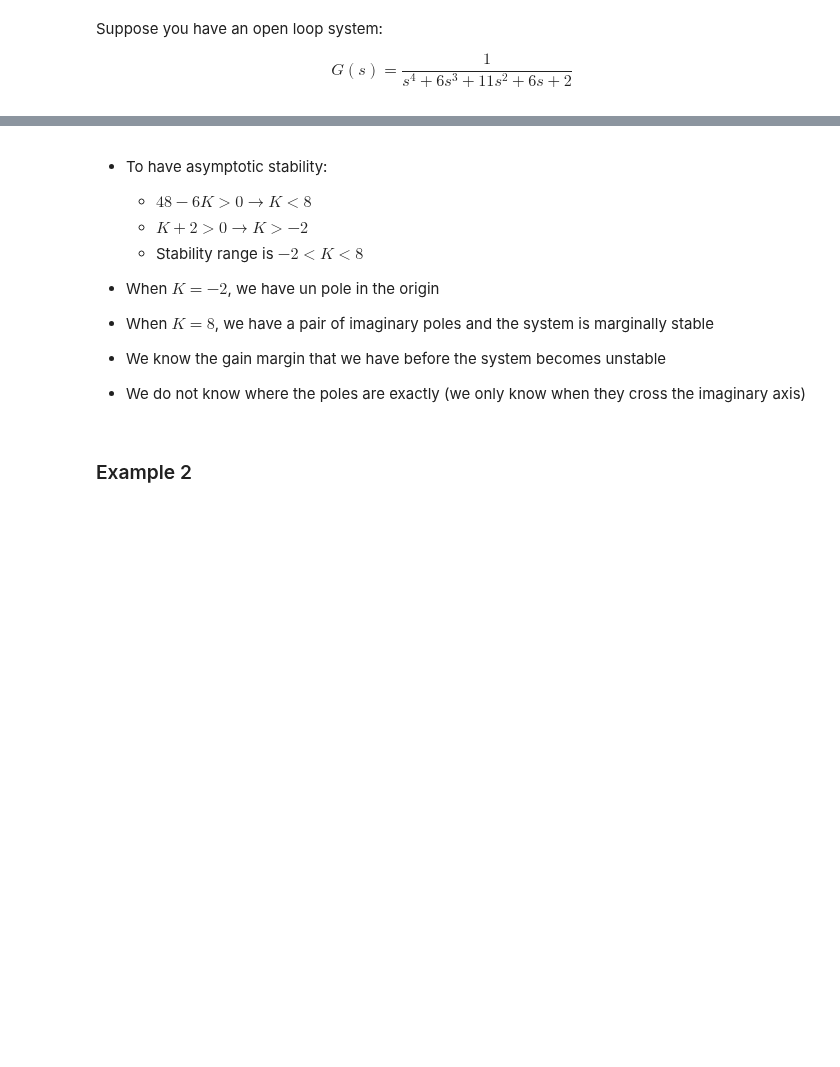
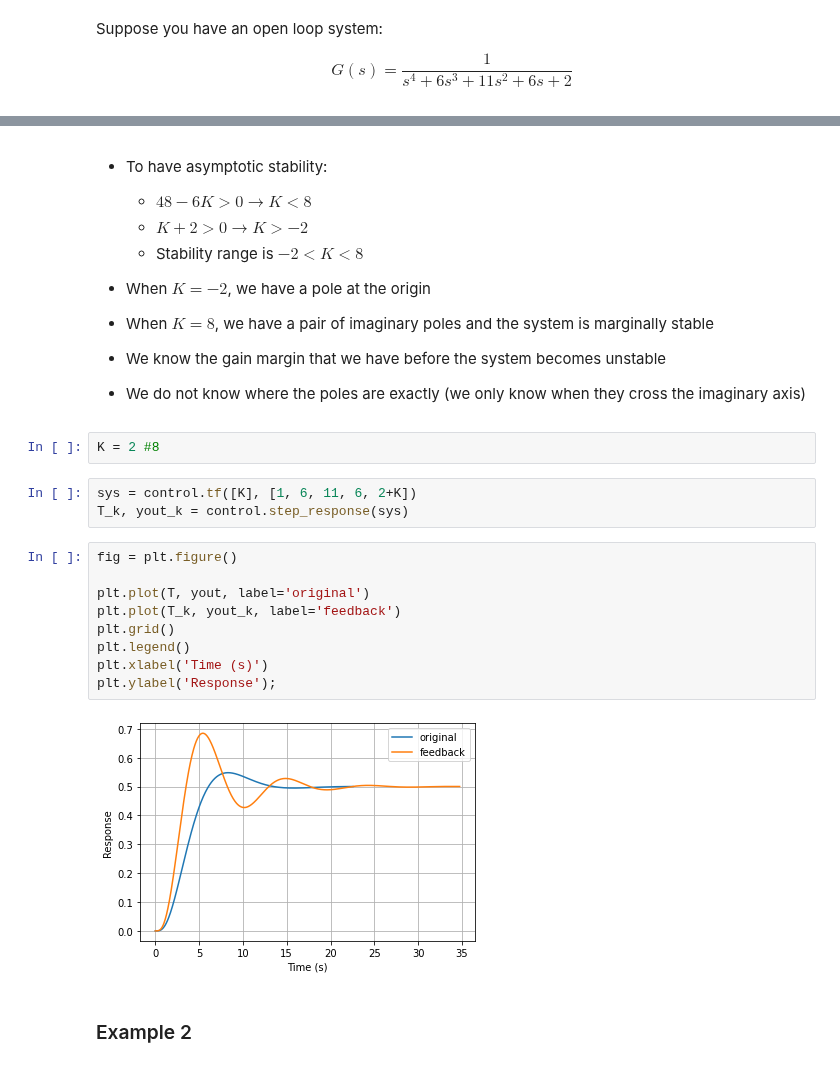
Before and after one commit to andreamunafo/classical_control_theory, a Jupyter notebook: 09_Routh_hurwitz_criterion.ipynb, the cells around one changed output, grey strips where cells are left out. Drawn from its saved outputs; the diff is of its cells as text; blank space fills up the shorter version.

```diff
--- a/09_Routh_hurwitz_criterion.ipynb
+++ b/09_Routh_hurwitz_criterion.ipynb
@@ -328,11 +384,27 @@ We can add feedback:
   - $K+2>0 \rightarrow K > -2$
   - Stability range is $-2 < K < 8$
 
-- When $K=-2$, we have un pole in the origin
+- When $K=-2$, we have a pole at the origin
 - When $K=8$, we have a pair of imaginary poles and the system is marginally stable
 
 - We know the gain margin that we have before the system becomes unstable
 - We do not know where the poles are exactly (we only know when they cross the imaginary axis)
+# %%
+K = 2 #8
+# %%
+sys = control.tf([K], [1, 6, 11, 6, 2+K])
+T_k, yout_k = control.step_response(sys)
+# %%
+fig = plt.figure()
+
+plt.plot(T, yout, label='original')
+plt.plot(T_k, yout_k, label='feedback')
+plt.grid()
+plt.legend()
+plt.xlabel('Time (s)')
+plt.ylabel('Response');
+# %% [output]
+[figure, added]
 # %% [markdown]
 ### Example 2
 # %% [markdown]
```
Also changed, not shown: parts of 25 cells of this notebook, 13 other files.
